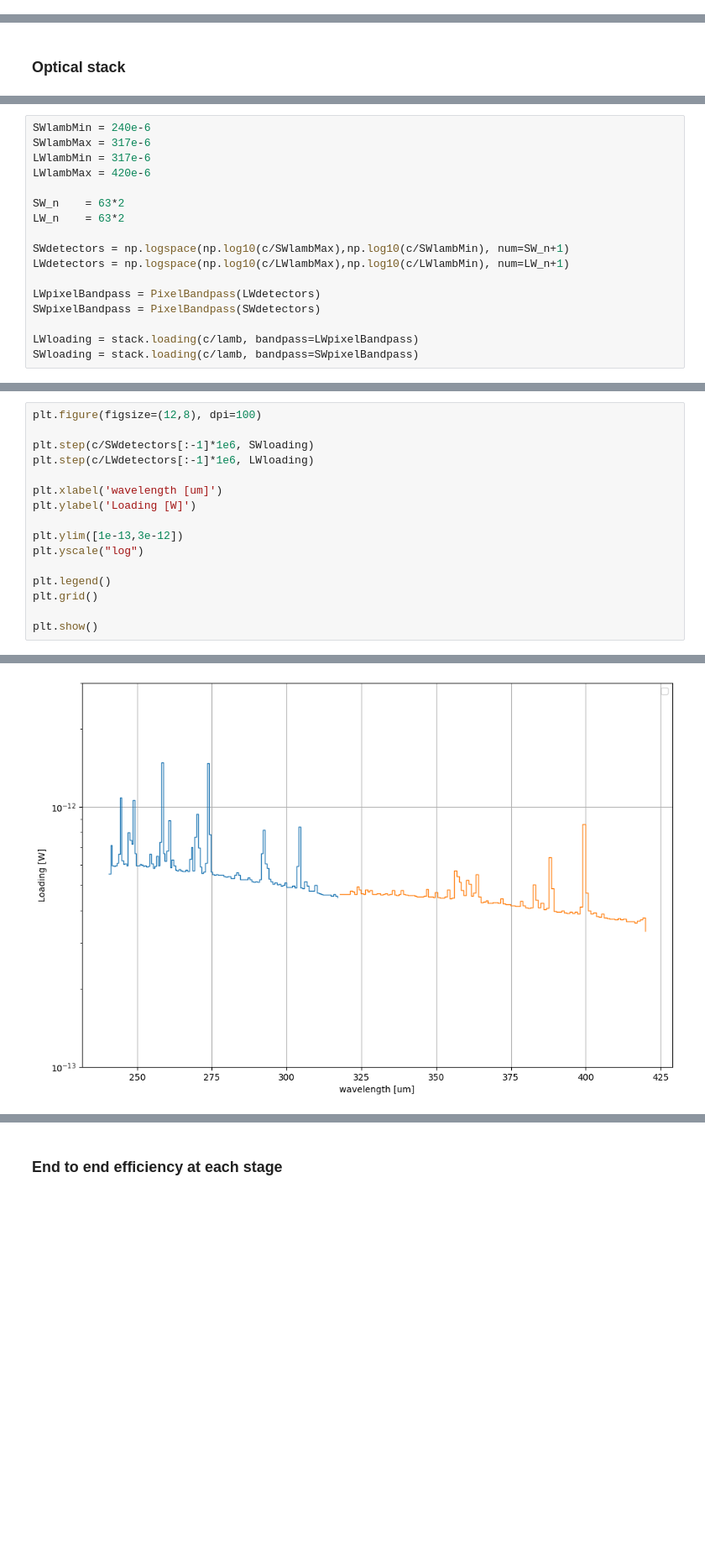
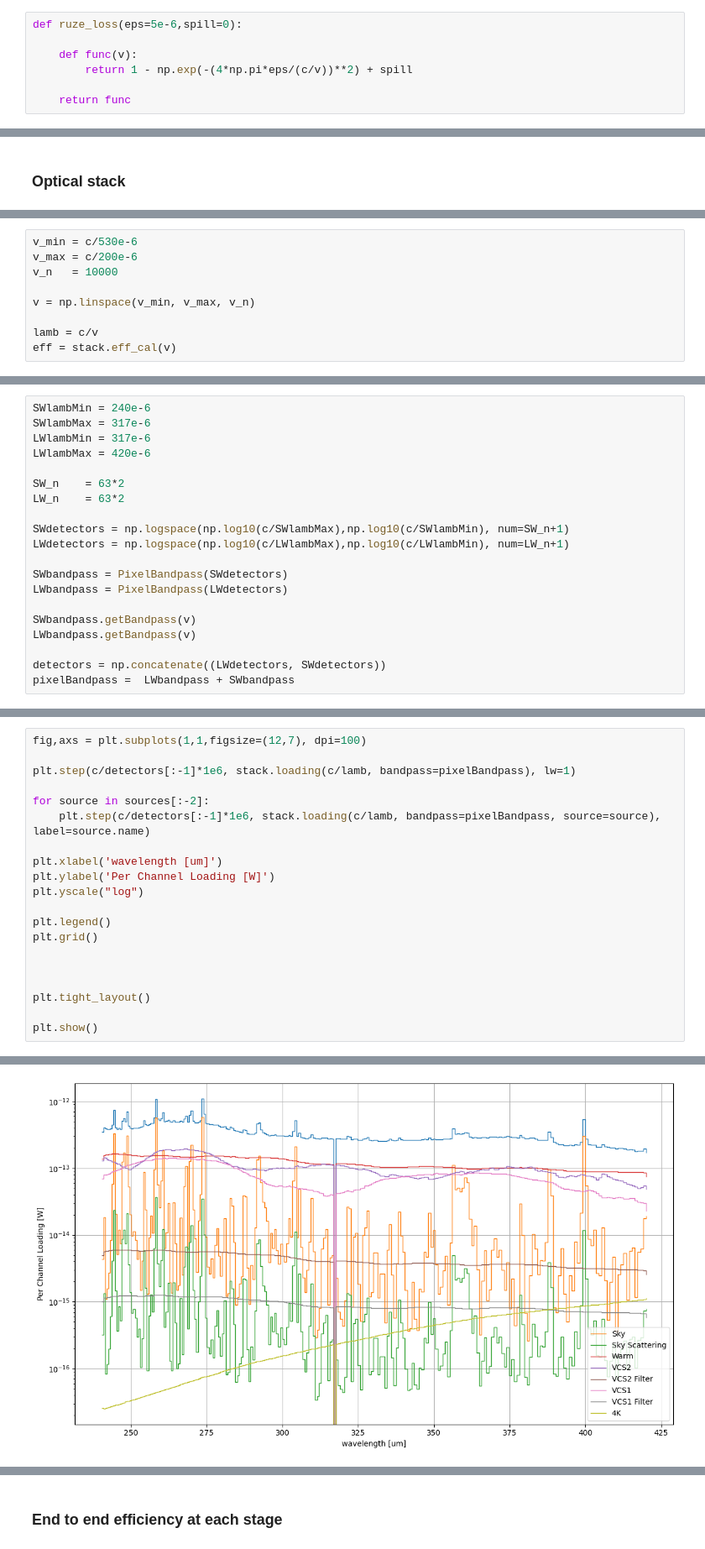
Before and after one commit to tim-balloon/tim-inst_modl, a Jupyter notebook: Spectral_loading_model/Spectral_loading.ipynb, the cells around one changed output, grey strips where cells are left out. Shown at 84% size. Drawn from its saved outputs; the diff is of its cells as text; blank space fills up the shorter version.

Commit message:
TIM loading model updated with realistic transmission data from BLAST filters and some of the TIM filters

```diff
--- a/Spectral_loading_model/Spectral_loading.ipynb
+++ b/Spectral_loading_model/Spectral_loading.ipynb
@@ -347,3 +436,10 @@ blazeEff = Functions(v=np.concatenate((c/LWGrating[:,0]/1e-6, c/SWGrating[:,0]/1
+# %%
+def ruze_loss(eps=5e-6,spill=0):
+
+    def func(v):
+        return 1 - np.exp(-(4*np.pi*eps/(c/v))**2) + spill
+
+    return func
 # %% [markdown]
 ### System parameters
 # %%
@@ -449,3 +548,12 @@ layers = [wm1,wm2,w1,fw1,fv21,fv22,fv11,f4k,cm1,cm2,cm3,cm4,cm5,cm6,cm7,cm8,cm9,
 sources = [sky,skyNoise,bbWarm,bbVCS2,bbVCS2f1,bbVCS1,bbVCS1f1,bbCold,bb4kf1,bbFPU]
 
 stack = OpticalStack(layers,sources)
+# %%
+v_min = c/530e-6
+v_max = c/200e-6
+v_n   = 10000
+
+v = np.linspace(v_min, v_max, v_n)
+
+lamb = c/v
+eff = stack.eff_cal(v)
@@ -508,9 +613,12 @@ LW_n    = 63*2
 SWdetectors = np.logspace(np.log10(c/SWlambMax),np.log10(c/SWlambMin), num=SW_n+1)
 LWdetectors = np.logspace(np.log10(c/LWlambMax),np.log10(c/LWlambMin), num=LW_n+1)
 
-LWpixelBandpass = PixelBandpass(LWdetectors)
-SWpixelBandpass = PixelBandpass(SWdetectors)
+SWbandpass = PixelBandpass(SWdetectors)
+LWbandpass = PixelBandpass(LWdetectors)
 
-LWloading = stack.loading(c/lamb, bandpass=LWpixelBandpass)
-SWloading = stack.loading(c/lamb, bandpass=SWpixelBandpass)
+SWbandpass.getBandpass(v)
+LWbandpass.getBandpass(v)
+
+detectors = np.concatenate((LWdetectors, SWdetectors))
+pixelBandpass =  LWbandpass + SWbandpass
 # %%
@@ -554,17 +659,21 @@ Text(0.5, 0, 'Wavelength [um]')
 # %%
-plt.figure(figsize=(12,8), dpi=100)
+fig,axs = plt.subplots(1,1,figsize=(12,7), dpi=100)
 
-plt.step(c/SWdetectors[:-1]*1e6, SWloading)
-plt.step(c/LWdetectors[:-1]*1e6, LWloading)
+plt.step(c/detectors[:-1]*1e6, stack.loading(c/lamb, bandpass=pixelBandpass), lw=1)
+
+for source in sources[:-2]:
+    plt.step(c/detectors[:-1]*1e6, stack.loading(c/lamb, bandpass=pixelBandpass, source=source), label=source.name)
 
 plt.xlabel('wavelength [um]')
-plt.ylabel('Loading [W]')
-
-plt.ylim([1e-13,3e-12])
+plt.ylabel('Per Channel Loading [W]')
 plt.yscale("log")
 
 plt.legend()
 plt.grid()
 
+
+
+plt.tight_layout()
+
 plt.show()
 # %% [output]
@@ -572 +680 @@ No artists with labels found to put in legend.  Note that artists whose label st
-[figure, old version]
+[figure, new version]
```
Also changed, not shown: parts of 24 cells of this notebook, 5 other files.
